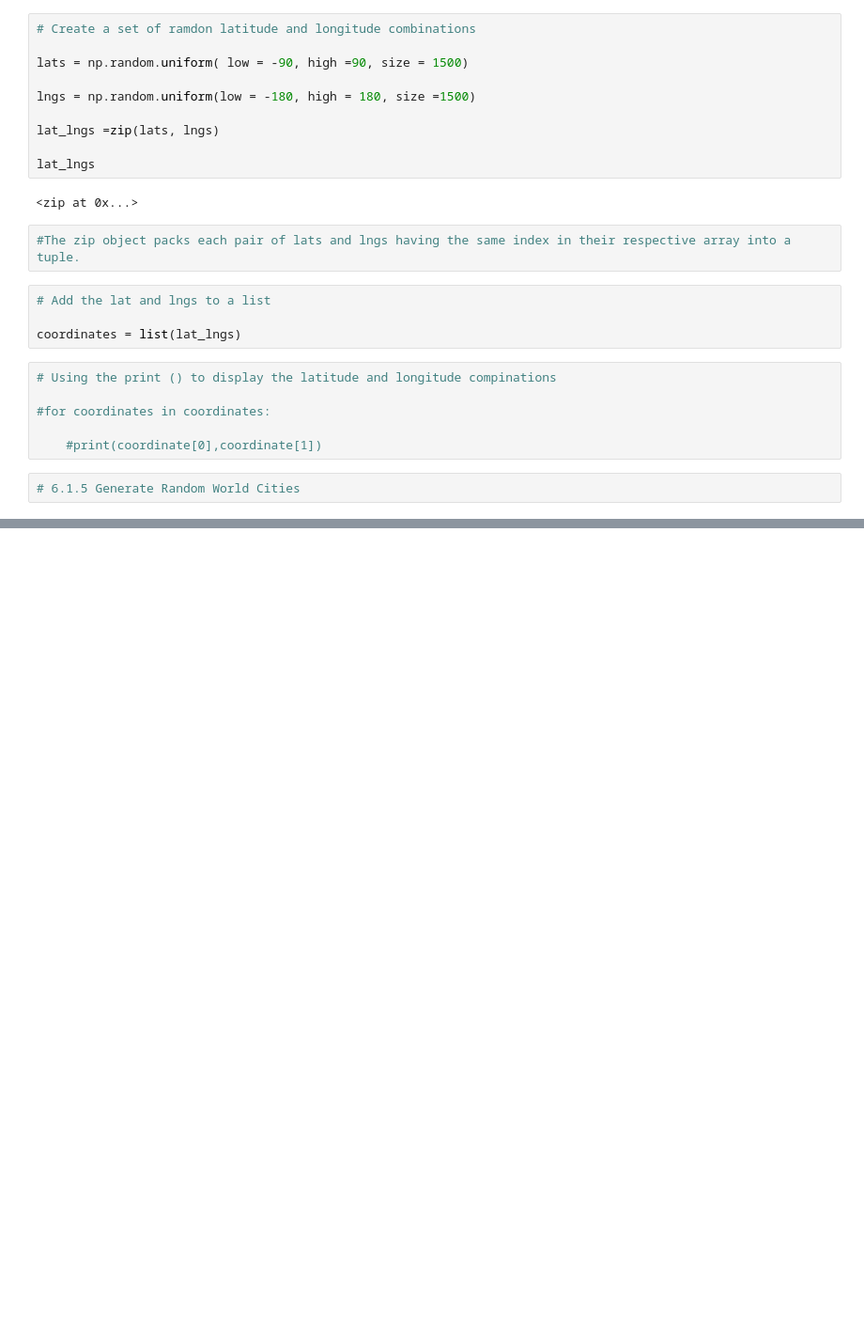
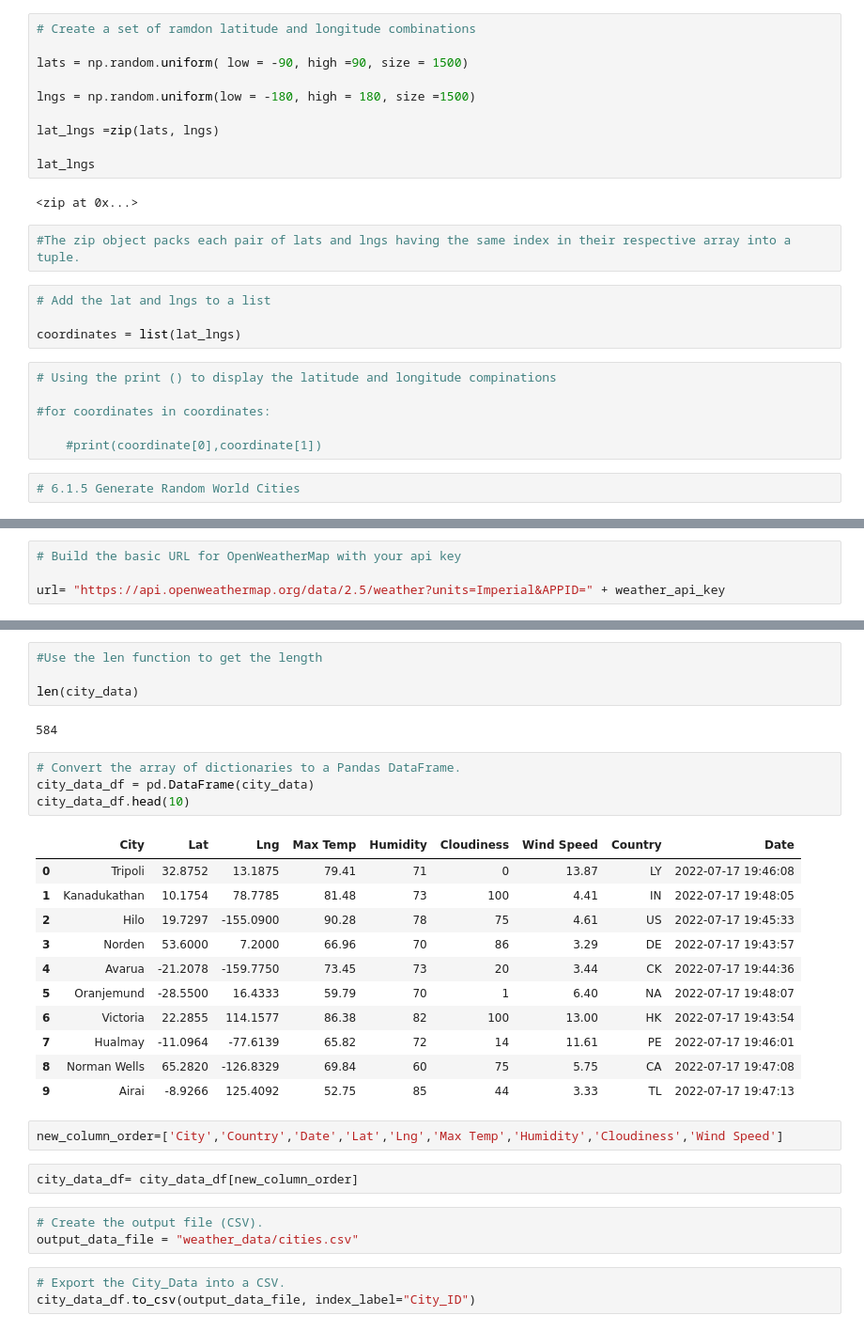
Before and after one commit to Atomickilroy/World_Weather_Analysis, a Jupyter notebook: WeatherPy.ipynb, the cells around one changed output, grey strips where cells are left out. Shown: that part at 94% size. Saved outputs shown, nothing was run; the diff lists cells and outputs as text; blank space fills up the shorter version.

Commit message:
Modifying.gitingore and adding WeatherPy file

```diff
--- a/WeatherPy.ipynb
+++ b/WeatherPy.ipynb
@@ -56,0 +67,4 @@ len(cities)
+# %%
+# Build the basic URL for OpenWeatherMap with your api key
+
+url= "https://api.openweathermap.org/data/2.5/weather?units=Imperial&APPID=" + weather_api_key
@@ -56,0 +182,32 @@ len(cities)
+# %%
+#Use the len function to get the length
+
+len(city_data)
+# %% [output]
+584
+# %%
+# Convert the array of dictionaries to a Pandas DataFrame.
+city_data_df = pd.DataFrame(city_data)
+city_data_df.head(10)
+# %% [output]
+|  | City | Lat | Lng | Max Temp | Humidity | Cloudiness | Wind Speed | Country | Date |
+| 0 | Tripoli | 32.8752 | 13.1875 | 79.41 | 71 | 0 | 13.87 | LY | 2022-07-17 19:46:08 |
+| 1 | Kanadukathan | 10.1754 | 78.7785 | 81.48 | 73 | 100 | 4.41 | IN | 2022-07-17 19:48:05 |
+| 2 | Hilo | 19.7297 | -155.0900 | 90.28 | 78 | 75 | 4.61 | US | 2022-07-17 19:45:33 |
+| 3 | Norden | 53.6000 | 7.2000 | 66.96 | 70 | 86 | 3.29 | DE | 2022-07-17 19:43:57 |
+| 4 | Avarua | -21.2078 | -159.7750 | 73.45 | 73 | 20 | 3.44 | CK | 2022-07-17 19:44:36 |
+| 5 | Oranjemund | -28.5500 | 16.4333 | 59.79 | 70 | 1 | 6.40 | NA | 2022-07-17 19:48:07 |
+| 6 | Victoria | 22.2855 | 114.1577 | 86.38 | 82 | 100 | 13.00 | HK | 2022-07-17 19:43:54 |
+| 7 | Hualmay | -11.0964 | -77.6139 | 65.82 | 72 | 14 | 11.61 | PE | 2022-07-17 19:46:01 |
+| 8 | Norman Wells | 65.2820 | -126.8329 | 69.84 | 60 | 75 | 5.75 | CA | 2022-07-17 19:47:08 |
+| 9 | Airai | -8.9266 | 125.4092 | 52.75 | 85 | 44 | 3.33 | TL | 2022-07-17 19:47:13 |
+# %%
+new_column_order=['City','Country','Date','Lat','Lng','Max Temp','Humidity','Cloudiness','Wind Speed']
+# %%
+city_data_df= city_data_df[new_column_order]
+# %%
+# Create the output file (CSV).
+output_data_file = "weather_data/cities.csv"
+# %%
+# Export the City_Data into a CSV.
+city_data_df.to_csv(output_data_file, index_label="City_ID")
```
Also changed, not shown: parts of 3 cells of this notebook, 2 other files.
